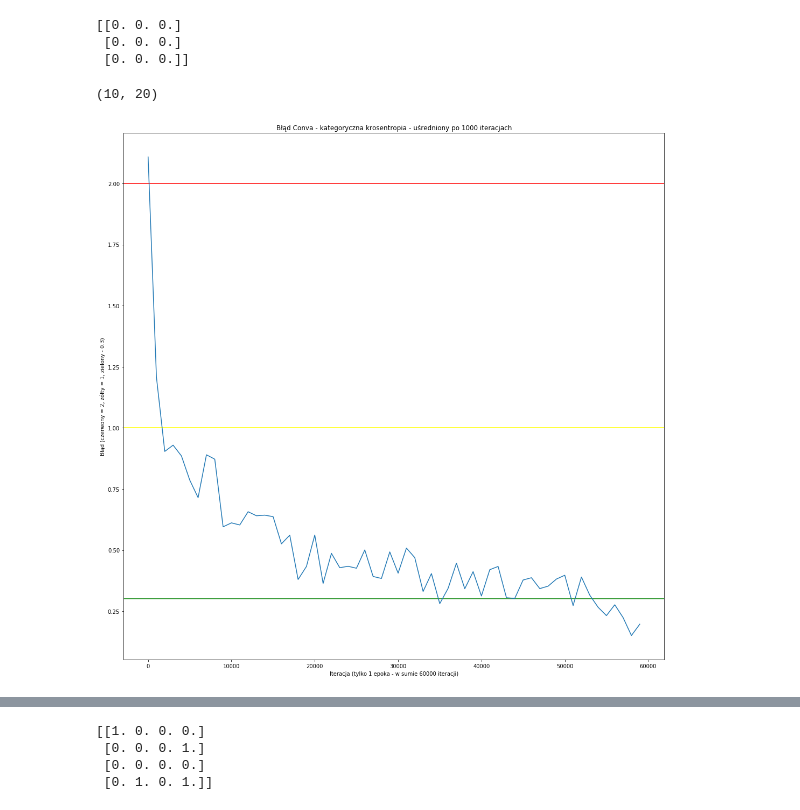
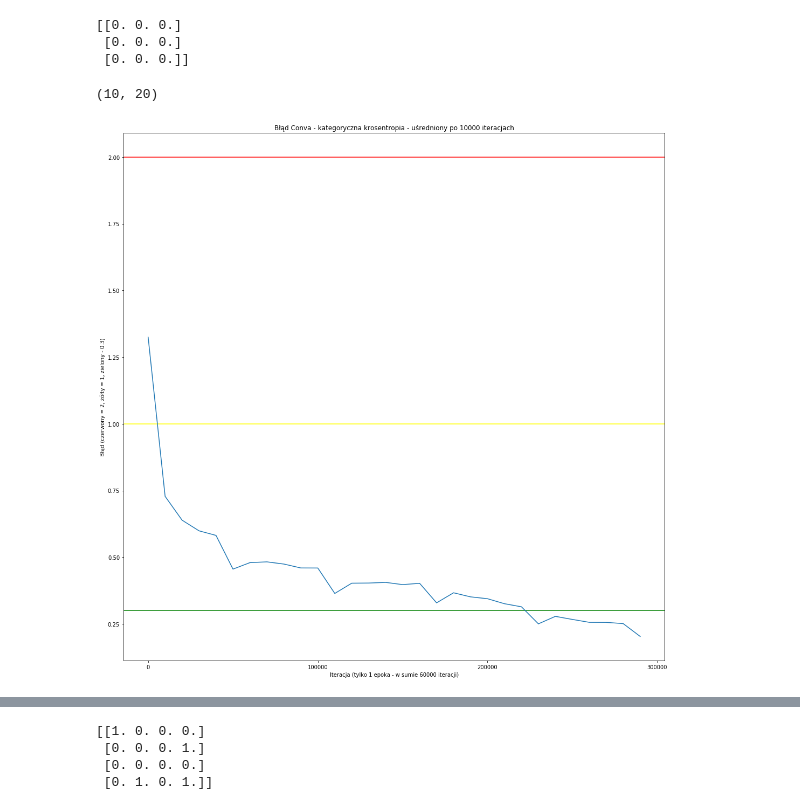
Before and after one commit to JonothorDarry/MaszynLyrn, a Jupyter notebook: Conv NN.ipynb, the cells around one changed output, grey strips where cells are left out. Saved outputs shown, nothing was run; the diff lists cells and outputs as text; code cells hidden in the pictures.

```diff
--- a/Conv NN.ipynb
+++ b/Conv NN.ipynb
@@ -126,8 +166,8 @@ def conv_forw(X, mat):
 
 #Konwolucja w tył
 def conv_back(X, mat, Der):
-    Z=np.zeros((X.shape[0], X.shape[1], X.shape[2]), dtype='float64')
-    matd=mat*0
+    Z=np.zeros(X.shape, dtype='float64')
+    matd=np.zeros(mat.shape, dtype='float64')
 
     for i in range(mat.shape[0]):
         for j in range(mat.shape[1]):
@@ -186,7 +226,7 @@ def relu_back(X, Der):
 
 #Pooling w tył
 def pool_back(X, mat, dim):
-    Y=np.ndarray((X.shape[0]*mat[0], X.shape[1]*mat[1], X.shape[2]), dtype='float64')
+    Y=np.zeros((X.shape[0]*mat[0], X.shape[1]*mat[1], X.shape[2]), dtype='float64')
 
     for i in range(mat[0]):
         for j in range(mat[1]):
@@ -224,14 +264,14 @@ def cost(act, pred):
         else:
             if (pred[i,0]<0.000001):
                 pred[i,0]=0.000001
-            elif(pred[i,0]>0.99999):
-                pred[i,0]=0.99999
+            elif(pred[i,0]>0.999999):
+                pred[i,0]=0.999999
             der[i,0]=-act[i,0]/pred[i,0]+(1-act[i,0])/(1-pred[i,0])
 
         if (pred[i,0]<0.000001):
             pred[i,0]=0.000001
-        elif(pred[i,0]>0.99999):
-            pred[i,0]=0.99999
+        elif(pred[i,0]>0.999999):
+            pred[i,0]=0.999999
 
         summ=summ-act[i,0]*math.log(pred[i,0])-(1-act[i,0])*math.log(1-pred[i,0])
 
@@ -372,28 +425,28 @@ print(Dr)
 # %%
 print(w2.shape)
 fig, ax=plt.subplots(1, 1, figsize=(18,18))
-dt=loopz
-kgbo=1000
+dt=loopz*epokz
+kgbo=10000
 dt2=dt//kgbo
 ss=10
 
 dkkk=[0]*dt2
 for i in range(dt2):
     dkkk[i]=sum(sk[i*kgbo:(i+1)*kgbo])/kgbo
 
 ax.set_title('Błąd Conva - kategoryczna krosentropia - uśredniony po {} iteracjach'.format(kgbo))
 ax.set_xlabel('Iteracja (tylko 1 epoka - w sumie {} iteracji)'.format(loopz))
-ax.set_xticklabels(range(0, loopz+1, kgbo*ss))
-ax.set_xticks(range(0, loopz//kgbo+1, ss))
+ax.set_xticklabels(range(0, dt+1, kgbo*ss))
+ax.set_xticks(range(0, dt//kgbo+1, ss))
 ax.set_ylabel('Błąd (czerwony = 2, żółty = 1, zielony - 0.3)'.format(loopz))
 ax.axhline(2, color='red')
 ax.axhline(1, color='yellow')
 ax.axhline(0.3, color='green')
 ax.plot(dkkk)
 plt.show()
 # %% [output]
 (10, 20)
-[figure, old version]
+[figure, new version]
 # %%
 num=10000
 won=0
```
Also changed, not shown: parts of 8 cells of this notebook.
